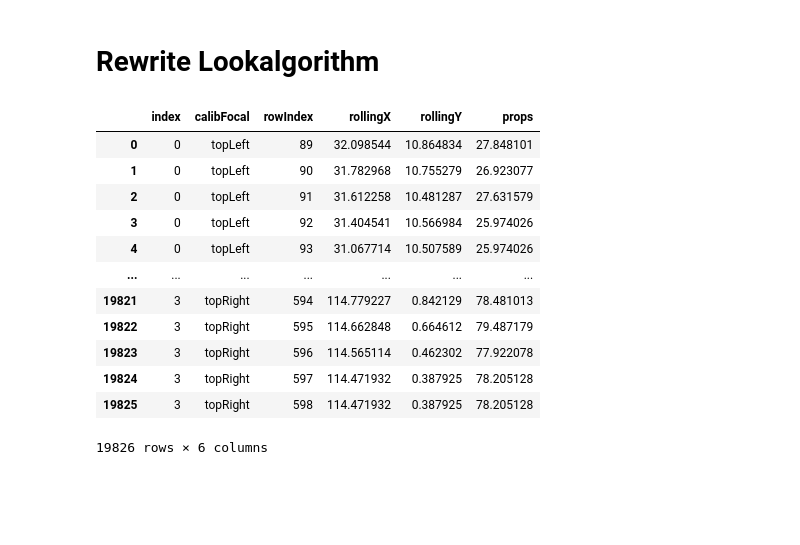
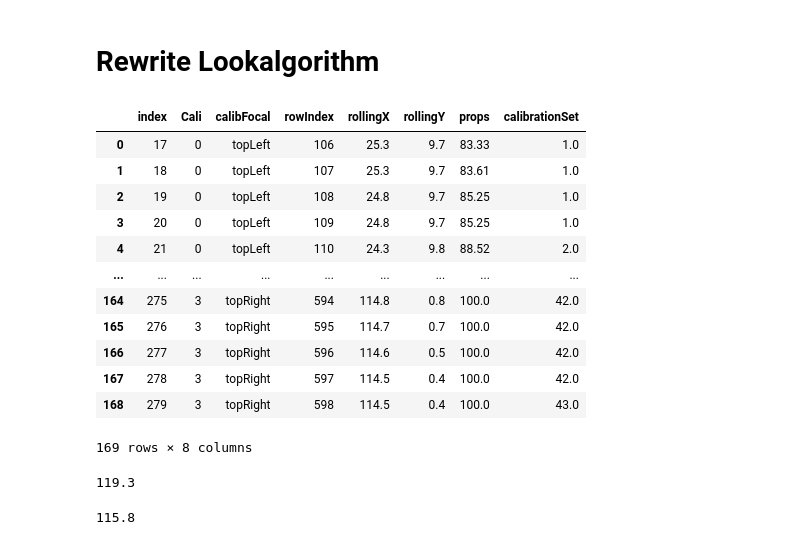
Before and after one commit to tianchu-shu/NWMSS, a Jupyter notebook: gaze.ipynb, the cells around one changed output. Drawn from its saved outputs; the diff is of its cells as text; code cells hidden in the pictures; blank space fills up the shorter version.

```diff
--- a/gaze.ipynb
+++ b/gaze.ipynb
@@ -263,6 +261,9 @@ Name: eventName, dtype: object
 # %% [markdown]
 # Rewrite Lookalgorithm
 # %%
+import math
+import numpy as np
+
 def lookAlgorithm(df, usevals, searchTime=1.0167, margX=10, margY=15, alignX=30, alignY=30):
 
     if 'lookAtPoint' in usevals:
@@ -281,7 +282,7 @@ def lookAlgorithm(df, usevals, searchTime=1.0167, margX=10, margY=15, alignX=30,
 
     RMs=[]
     for i in range(len(startRows)):
-        rollingMeans = pd.DataFrame(columns=('index','calibFocal', 'rowIndex','rollingX','rollingY','props'))
+        rollingMeans = pd.DataFrame(columns=('Cali','calibFocal', 'rowIndex','rollingX','rollingY','props'))
         sub = df.iloc[startRows[i]:endRows[i]+1]
         firstCheck_time = df.iloc[startRows[i]]['elapsedTime'] + searchTime
         firstCheck_row = sub[sub['elapsedTime'] <= firstCheck_time].index.max()
@@ -293,28 +294,45 @@ def lookAlgorithm(df, usevals, searchTime=1.0167, margX=10, margY=15, alignX=30,
             useData = useData[~useData.eventName.str.contains('complet')]
 
             rollingMeans.loc[j]['calibFocal']=useData['calibrationFocalPoint'].unique()[0]
-            rollingMeans.loc[j]['rollingX']=useData[useX].mean()
-            rollingMeans.loc[j]['rollingY']=useData[useY].mean()
-            rollingMeans.loc[j]['props']=100*(useData[(useData[useX] >= useData[useX].mean()- margX) & (useData[useX] <= useData[useX].mean()+ margX) & (useData[useY] >= useData[useY].mean()- margY) & (useData[useY] <= useData[useY].mean()+ margY)]).shape[0]/useData.shape[0]
+            rollingMeans.loc[j]['rollingX']=round(useData[useX].mean(),1)
+            rollingMeans.loc[j]['rollingY']=round(useData[useY].mean(),1)
+            rollingMeans.loc[j]['props']=round(100*(useData[(useData[useX] >= useData[useX].mean()- margX) & (useData[useX] <= useData[useX].mean()+ margX) & (useData[useY] >= useData[useY].mean()- margY) & (useData[useY] <= useData[useY].mean()+ margY)]).shape[0]/useData[useData[useY].notnull()].shape[0],2)
 
-            RMs.append(rollingMeans)
+        RMs.append(rollingMeans)
 
     RMs = pd.concat(RMs, ignore_index=True)
-    return RMs
+
+    useRows = RMs[RMs['props'] >= 80]
+    useRows = useRows.reset_index()
+    if useRows.shape[0]>4:
+        useRows['calibrationSet'] =(useRows.index + 1)/4
+        useRows['calibrationSet']=useRows['calibrationSet'].apply(np.ceil)
+
+    useRows[useRows['calibFocal']=='topRight']['rollingX']
+
+    return useRows
 # %%
-rlf=lookAlgorithm(df,'lookAtPoint')
-rlf
+rv=lookAlgorithm(df,'lookAtPoint')
+rv
 # %% [output]
-|  | index | calibFocal | rowIndex | rollingX | rollingY | props |
-| 0 | 0 | topLeft | 89 | 32.098544 | 10.864834 | 27.848101 |
-| 1 | 0 | topLeft | 90 | 31.782968 | 10.755279 | 26.923077 |
-| 2 | 0 | topLeft | 91 | 31.612258 | 10.481287 | 27.631579 |
-| 3 | 0 | topLeft | 92 | 31.404541 | 10.566984 | 25.974026 |
-| 4 | 0 | topLeft | 93 | 31.067714 | 10.507589 | 25.974026 |
-| ... | ... | ... | ... | ... | ... | ... |
-| 19821 | 3 | topRight | 594 | 114.779227 | 0.842129 | 78.481013 |
-| 19822 | 3 | topRight | 595 | 114.662848 | 0.664612 | 79.487179 |
-| 19823 | 3 | topRight | 596 | 114.565114 | 0.462302 | 77.922078 |
-| 19824 | 3 | topRight | 597 | 114.471932 | 0.387925 | 78.205128 |
-| 19825 | 3 | topRight | 598 | 114.471932 | 0.387925 | 78.205128 |
+|  | index | Cali | calibFocal | rowIndex | rollingX | rollingY | props | calibrationSet |
+| 0 | 17 | 0 | topLeft | 106 | 25.3 | 9.7 | 83.33 | 1.0 |
+| 1 | 18 | 0 | topLeft | 107 | 25.3 | 9.7 | 83.61 | 1.0 |
+| 2 | 19 | 0 | topLeft | 108 | 24.8 | 9.7 | 85.25 | 1.0 |
+| 3 | 20 | 0 | topLeft | 109 | 24.8 | 9.7 | 85.25 | 1.0 |
+| 4 | 21 | 0 | topLeft | 110 | 24.3 | 9.8 | 88.52 | 2.0 |
+| ... | ... | ... | ... | ... | ... | ... | ... | ... |
+| 164 | 275 | 3 | topRight | 594 | 114.8 | 0.8 | 100.0 | 42.0 |
+| 165 | 276 | 3 | topRight | 595 | 114.7 | 0.7 | 100.0 | 42.0 |
+| 166 | 277 | 3 | topRight | 596 | 114.6 | 0.5 | 100.0 | 42.0 |
+| 167 | 278 | 3 | topRight | 597 | 114.5 | 0.4 | 100.0 | 42.0 |
+| 168 | 279 | 3 | topRight | 598 | 114.5 | 0.4 | 100.0 | 43.0 |
-19826 rows × 6 columns
+169 rows × 8 columns
+# %%
+max(rv[rv.calibFocal=='bottomRight']['rollingX'])
+# %% [output]
+119.3
+# %%
+max(rv[rv.calibFocal=='topRight']['rollingX'])
+# %% [output]
+115.8
```
Also changed, not shown: parts of 7 cells of this notebook.
